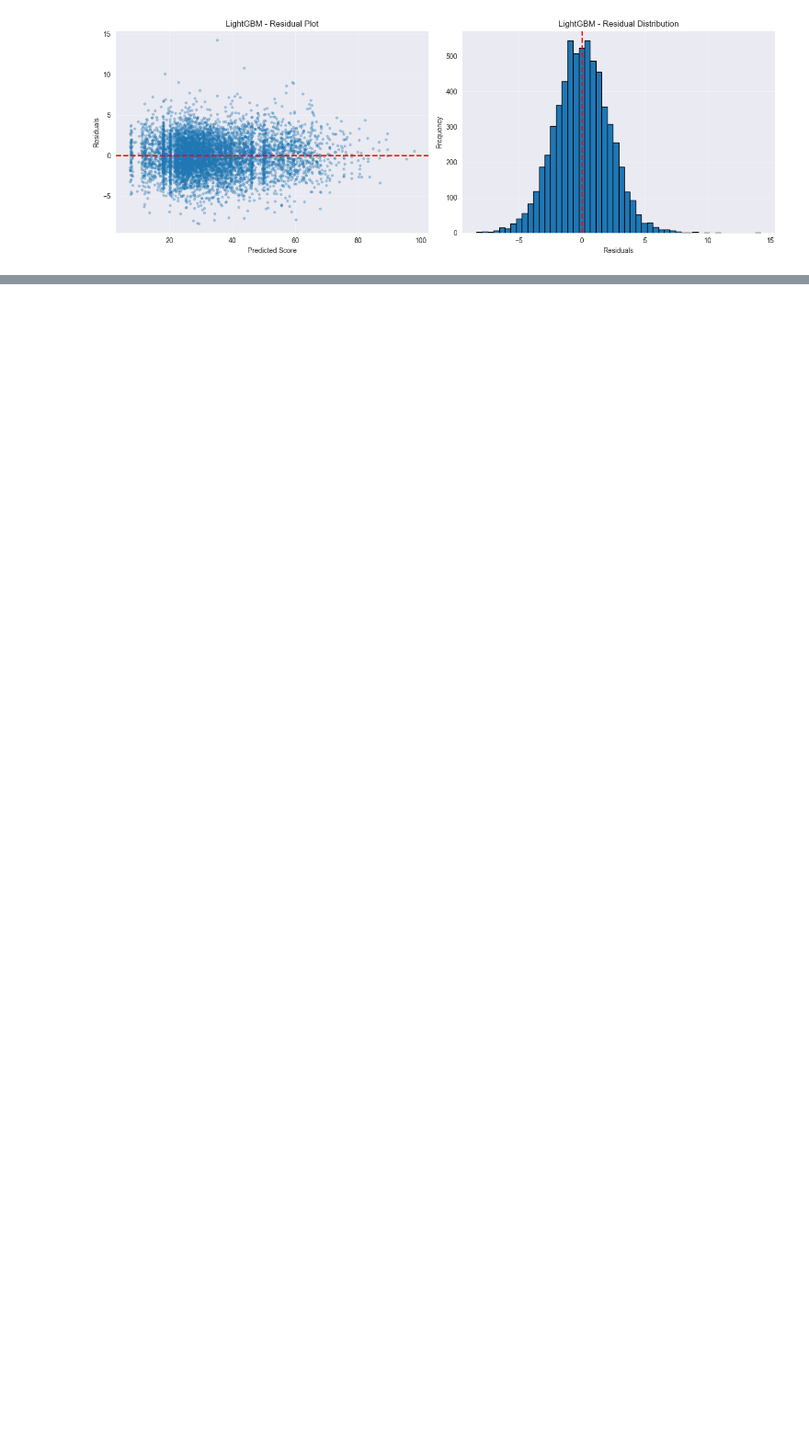
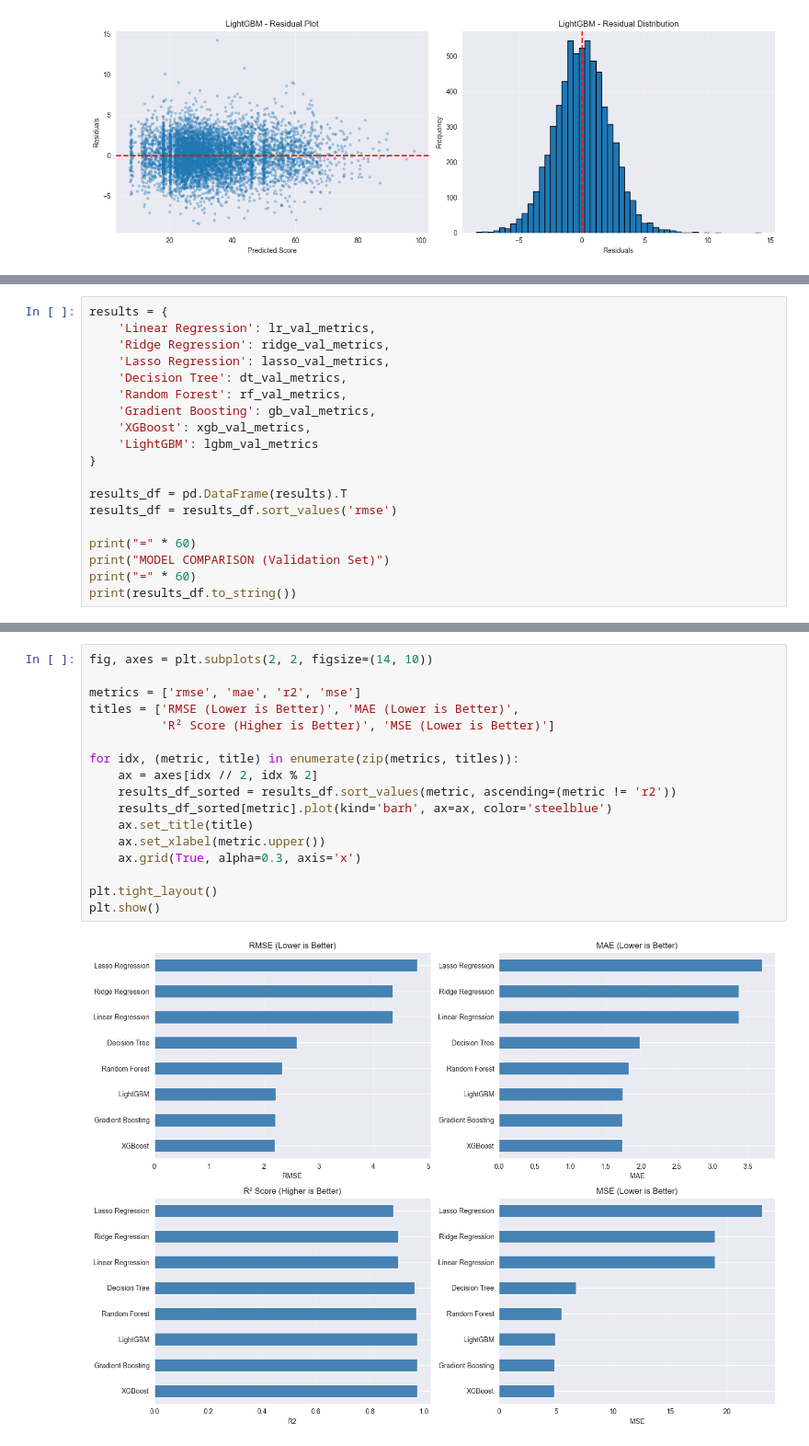
Before and after one commit to NguyenHungCuongg/Smart-Recruit, a Jupyter notebook: ml/notebooks/03_baseline_models.ipynb, the cells around one changed output, grey strips where cells are left out. Shown at 92% size. Drawn from its saved outputs; the diff is of its cells as text; blank space fills up the shorter version.

Commit message:
So sánh và chọn model tốt nhất

```diff
--- a/ml/notebooks/03_baseline_models.ipynb
+++ b/ml/notebooks/03_baseline_models.ipynb
@@ -361,0 +366,19 @@ Training LightGBM...
+# %%
+results = {
+    'Linear Regression': lr_val_metrics,
+    'Ridge Regression': ridge_val_metrics,
+    'Lasso Regression': lasso_val_metrics,
+    'Decision Tree': dt_val_metrics,
+    'Random Forest': rf_val_metrics,
+    'Gradient Boosting': gb_val_metrics,
+    'XGBoost': xgb_val_metrics,
+    'LightGBM': lgbm_val_metrics
+}
+
+results_df = pd.DataFrame(results).T
+results_df = results_df.sort_values('rmse')
+
+print("=" * 60)
+print("MODEL COMPARISON (Validation Set)")
+print("=" * 60)
+print(results_df.to_string())
@@ -361,0 +400,19 @@ Training LightGBM...
+# %%
+fig, axes = plt.subplots(2, 2, figsize=(14, 10))
+
+metrics = ['rmse', 'mae', 'r2', 'mse']
+titles = ['RMSE (Lower is Better)', 'MAE (Lower is Better)',
+          'R² Score (Higher is Better)', 'MSE (Lower is Better)']
+
+for idx, (metric, title) in enumerate(zip(metrics, titles)):
+    ax = axes[idx // 2, idx % 2]
+    results_df_sorted = results_df.sort_values(metric, ascending=(metric != 'r2'))
+    results_df_sorted[metric].plot(kind='barh', ax=ax, color='steelblue')
+    ax.set_title(title)
+    ax.set_xlabel(metric.upper())
+    ax.grid(True, alpha=0.3, axis='x')
+
+plt.tight_layout()
+plt.show()
+# %% [output]
+[figure, added]
```
Also changed, not shown: parts of 6 cells of this notebook.
